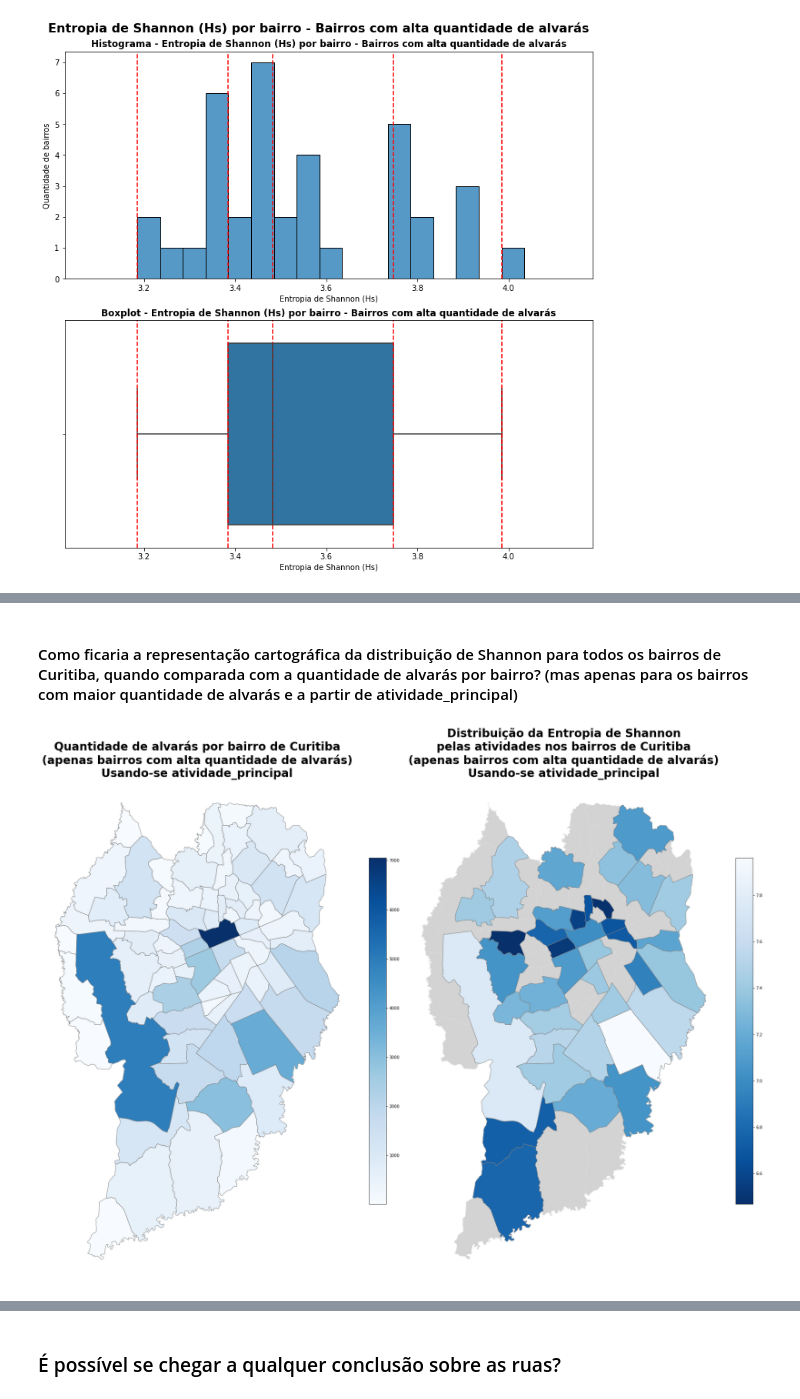
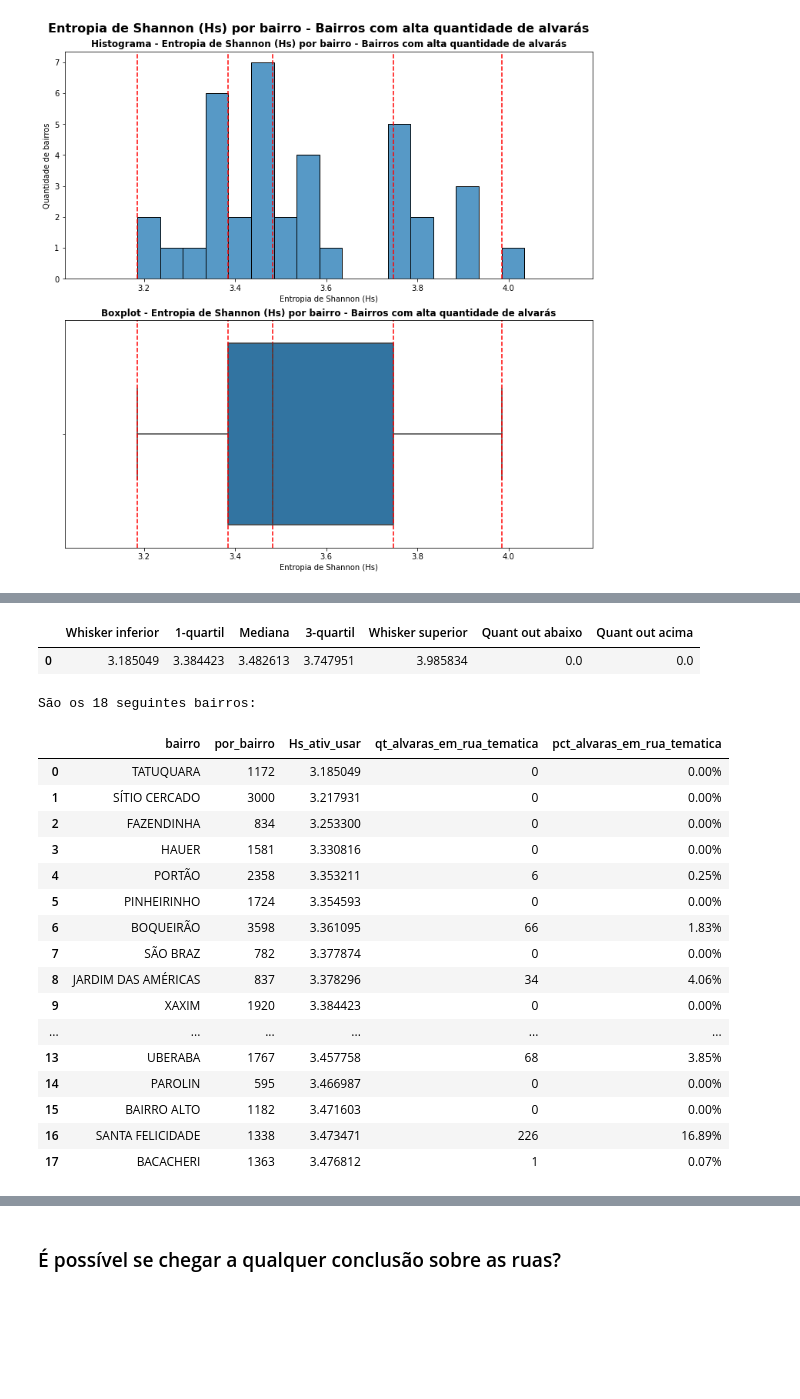
Before and after one commit to avaraujojr/tcc_alcides_alvaras, a Jupyter notebook: notebooks/alvaras_cwb.ipynb, the cells around one changed output, grey strips where cells are left out. Drawn from its saved outputs; the diff is of its cells as text; code cells hidden in the pictures; blank space fills up the shorter version.

```diff
--- a/notebooks/alvaras_cwb.ipynb
+++ b/notebooks/alvaras_cwb.ipynb
@@ -1044,2 +875,0 @@ São os 18 seguintes bairros:
-# %% [markdown]
-#### Como ficaria a representação cartográfica da distribuição de Shannon para todos os bairros de Curitiba, quando comparada com a quantidade de alvarás por bairro? (mas apenas para os bairros com maior quantidade de alvarás e a partir de atividade_principal)
@@ -1049,18 +876,35 @@ mapa_hs_bairros_ativ_princ_alta_qt.loc[mapa_hs_bairros_ativ_princ_alta_qt.por_ba
-# %%
-# PLOTAGEM DOS MAPAS LADO A LADO
-from matplotlib.gridspec import GridSpec
-fig = plt.figure(figsize=(25, 24), constrained_layout=True)
-
-specs = GridSpec(ncols=2, nrows=1, figure=fig)
-
-ax1 = fig.add_subplot(specs[0, 0])
-mapa_hs_bairros_ativ_princ_alta_qt.plot(ax = gdf_mapa_bairros.plot(ax=ax1, color = 'lightgray'), column = 'por_bairro', edgecolor='gray', cmap='Blues', legend = True, legend_kwds = {'shrink':.5})
-plt.title('Quantidade de alvarás por bairro de Curitiba\n(apenas bairros com alta quantidade de alvarás)\nUsando-se atividade_principal', fontsize = 28, fontweight = 'bold');
-plt.axis('off');
-
-ax2 = fig.add_subplot(specs[0, 1])
-mapa_hs_bairros_ativ_princ_alta_qt.plot(ax = gdf_mapa_bairros.plot(ax=ax2, color = 'lightgray'), column = 'Hs_ativ_princ', edgecolor='gray', cmap='Blues_r', legend = True, legend_kwds = {'shrink':.5})
-plt.title('Distribuição da Entropia de Shannon\npelas atividades nos bairros de Curitiba\n(apenas bairros com alta quantidade de alvarás)\nUsando-se atividade_principal', fontsize = 28, fontweight = 'bold');
-plt.axis('off');
-# %% [output]
-[figure, removed]
+# %%
+# Como é um resumo dos valores?
+DataFrame_Resumo_Boxplot(df_por_bairro_por_ativ_alta_qt.Hs_ativ_usar)
+# %% [output]
+|  | Whisker inferior | 1-quartil | Mediana | 3-quartil | Whisker superior | Quant out abaixo | Quant out acima |
+| 0 | 3.185049 | 3.384423 | 3.482613 | 3.747951 | 3.985834 | 0.0 | 0.0 |
+# %%
+# Quais são os bairros que representam as maiores concentrações, estando abaixo da mediana?
+mediana_hs_alta_qt = Limites_Boxplot(df_por_bairro_por_ativ_alta_qt.Hs_ativ_usar)[2]
+qt_abaixo = len(df_por_bairro_por_ativ_alta_qt.loc[df_por_bairro_por_ativ_alta_qt.Hs_ativ_usar < mediana_hs_alta_qt])
+print(f'São os {qt_abaixo} seguintes bairros:')
+df_mais_conc_alta_qt = df_por_bairro_por_ativ_alta_qt.loc[df_por_bairro_por_ativ_alta_qt.Hs_ativ_usar < mediana_hs_alta_qt].sort_values(by = 'Hs_ativ_usar').reset_index(drop = True)
+df_mais_conc_alta_qt['qt_alvaras_em_rua_tematica'] = df_mais_conc_alta_qt.apply(lambda x: Quantidade_Tematicas(x['bairro'], df_alvaras)[0], axis = 1)
+df_mais_conc_alta_qt['pct_alvaras_em_rua_tematica'] = df_mais_conc_alta_qt.apply(lambda x: Quantidade_Tematicas(x['bairro'], df_alvaras)[1], axis = 1)
+df_mais_conc_alta_qt['pct_alvaras_em_rua_tematica'] = df_mais_conc_alta_qt['pct_alvaras_em_rua_tematica'].apply(lambda x: "{0:.2f}%".format(x * 100))
+df_mais_conc_alta_qt
+# %% [output]
+São os 18 seguintes bairros:
+|  | bairro | por_bairro | Hs_ativ_usar | qt_alvaras_em_rua_tematica | pct_alvaras_em_rua_tematica |
+| 0 | TATUQUARA | 1172 | 3.185049 | 0 | 0.00% |
+| 1 | SÍTIO CERCADO | 3000 | 3.217931 | 0 | 0.00% |
+| 2 | FAZENDINHA | 834 | 3.253300 | 0 | 0.00% |
+| 3 | HAUER | 1581 | 3.330816 | 0 | 0.00% |
+| 4 | PORTÃO | 2358 | 3.353211 | 6 | 0.25% |
+| 5 | PINHEIRINHO | 1724 | 3.354593 | 0 | 0.00% |
+| 6 | BOQUEIRÃO | 3598 | 3.361095 | 66 | 1.83% |
+| 7 | SÃO BRAZ | 782 | 3.377874 | 0 | 0.00% |
+| 8 | JARDIM DAS AMÉRICAS | 837 | 3.378296 | 34 | 4.06% |
+| 9 | XAXIM | 1920 | 3.384423 | 0 | 0.00% |
+| ... | ... | ... | ... | ... | ... |
+| 13 | UBERABA | 1767 | 3.457758 | 68 | 3.85% |
+| 14 | PAROLIN | 595 | 3.466987 | 0 | 0.00% |
+| 15 | BAIRRO ALTO | 1182 | 3.471603 | 0 | 0.00% |
+| 16 | SANTA FELICIDADE | 1338 | 3.473471 | 226 | 16.89% |
+| 17 | BACACHERI | 1363 | 3.476812 | 1 | 0.07% |
```
Also changed, not shown: parts of 96 cells of this notebook, 1 other file.
